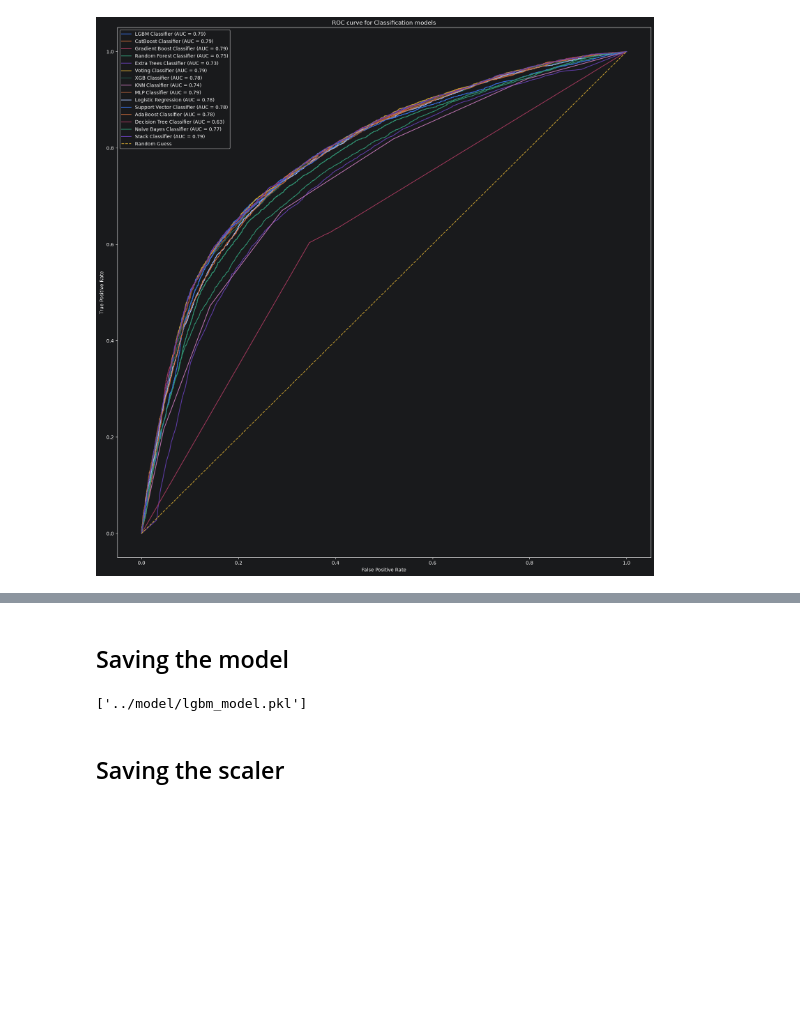
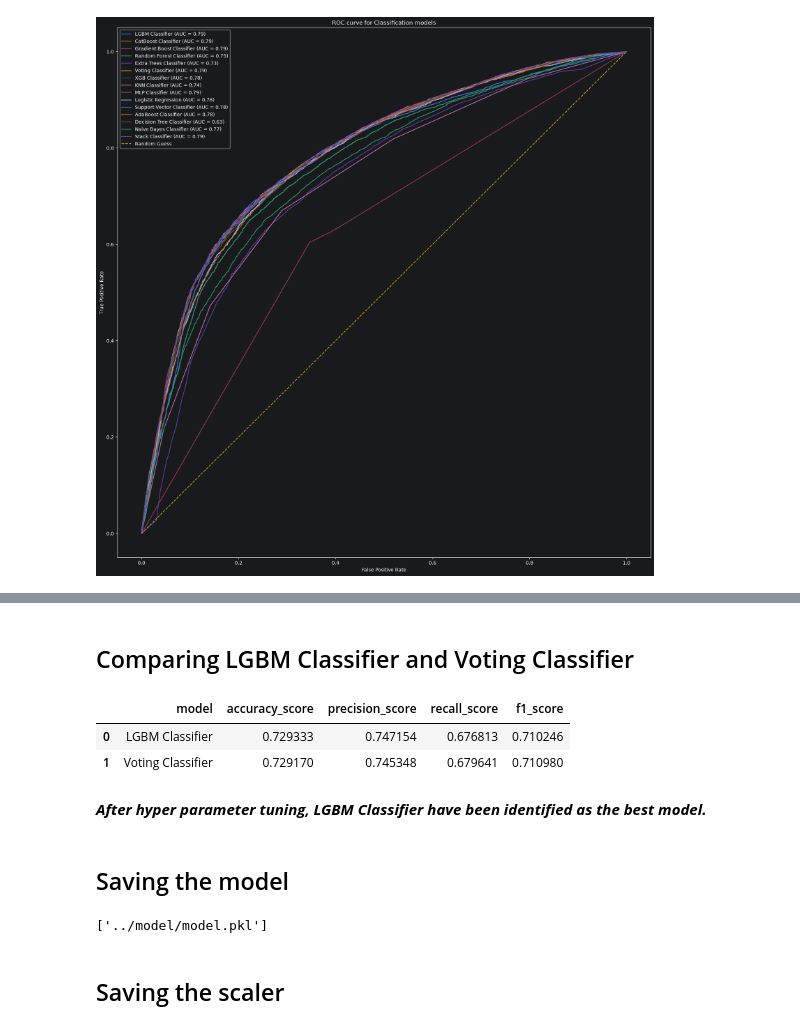
Before and after one commit to NIPIN1997/CardioGuard-Cardiovascular_Disease_Predictor, a Jupyter notebook: notebook/models_training.ipynb, the cells around one changed output, grey strips where cells are left out. Saved outputs shown, nothing was run; the diff lists cells and outputs as text; code cells hidden in the pictures; blank space fills up the shorter version.

Commit message:
hypertuning using optuna

```diff
--- a/notebook/models_training.ipynb
+++ b/notebook/models_training.ipynb
@@ -1243,0 +1489,30 @@ weighted avg       0.73      0.73      0.73     12266
+# %%
+voting_clf=VotingClassifier(
+    estimators=[
+        ('lb',lgb),
+        ('cb',cb),
+        ('gb',gb)
+    ],
+    voting=voting_best_params['voting'],
+    weights=[
+        voting_best_params['weight_lb'],
+        voting_best_params['weight_cb'],
+        voting_best_params['weight_gb']
+    ],
+    n_jobs=-1,
+)
+voting_clf.fit(X_train_scaled, y_train)
+y_pred_voting=voting_clf.predict(X_test_scaled)
+accuracy_voting=accuracy_score(y_test, y_pred_voting)
+recall_voting=recall_score(y_test, y_pred_voting)
+precision_voting=precision_score(y_test, y_pred_voting)
+f1_score_voting=f1_score(y_test, y_pred_voting)
+confusion_matrix_voting=confusion_matrix(y_test, y_pred_voting)
+print(f"Accuracy: {accuracy_voting}")
+print(f"Recall: {recall_voting}")
+print(f"Precision: {precision_voting}")
+print(f"F1 Score: {f1_score_voting}")
+print("Confusion Matrix")
+print(confusion_matrix_voting)
+print("Classification Report")
+print(classification_report(y_test, y_pred_voting))
@@ -1244,11 +1536,32 @@ weighted avg       0.73      0.73      0.73     12266
+# %% [markdown]
+## Comparing LGBM Classifier and Voting Classifier
+# %%
+comparison=pd.DataFrame(
+    {
+        'model':['LGBM Classifier', 'Voting Classifier'],
+        'accuracy_score':[accuracy_lgb, accuracy_voting],
+        'precision_score':[precision_lgb, precision_voting],
+        'recall_score':[recall_lgb, recall_voting],
+        'f1_score':[f1_score_lgb, f1_score_voting]
+    }
+)
+comparison_df=comparison_df.sort_values(by='accuracy_score',ascending=False)
+# %%
+comparison
+# %% [output]
+|  | model | accuracy_score | precision_score | recall_score | f1_score |
+| 0 | LGBM Classifier | 0.729333 | 0.747154 | 0.676813 | 0.710246 |
+| 1 | Voting Classifier | 0.729170 | 0.745348 | 0.679641 | 0.710980 |
+# %% [markdown]
+***After hyper parameter tuning, LGBM Classifier have been identified as the best model.***
 # %% [markdown]
 ## Saving the model
 # %%
 import joblib
 
-joblib.dump(lgbm, '../model/lgbm_model.pkl')
+joblib.dump(lgb, '../model/model.pkl')
 # %% [output]
-['../model/lgbm_model.pkl']
+['../model/model.pkl']
 # %% [markdown]
 ## Saving the scaler
 # %%
```
Also changed, not shown: parts of 34 cells of this notebook, 12 other files.
